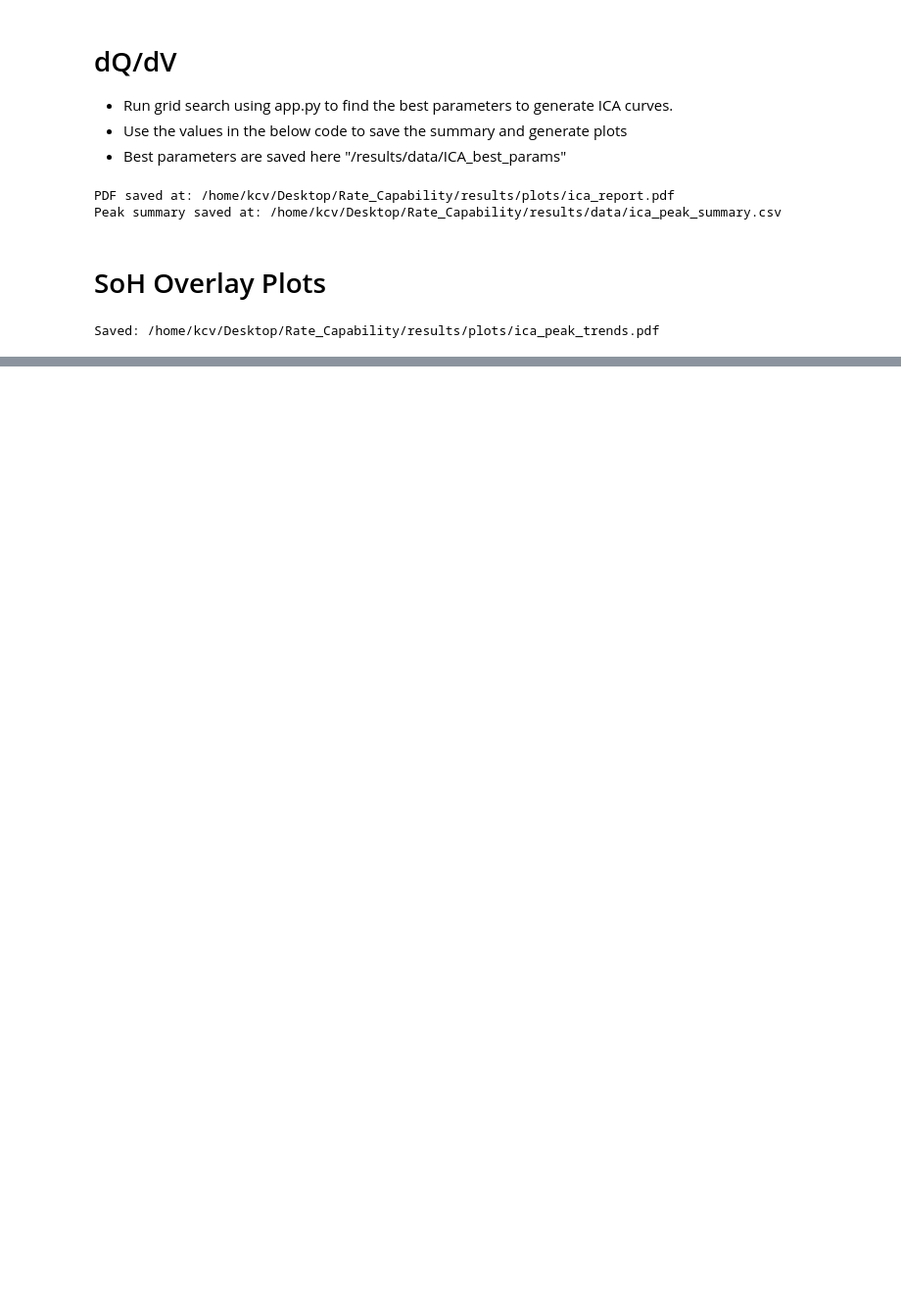
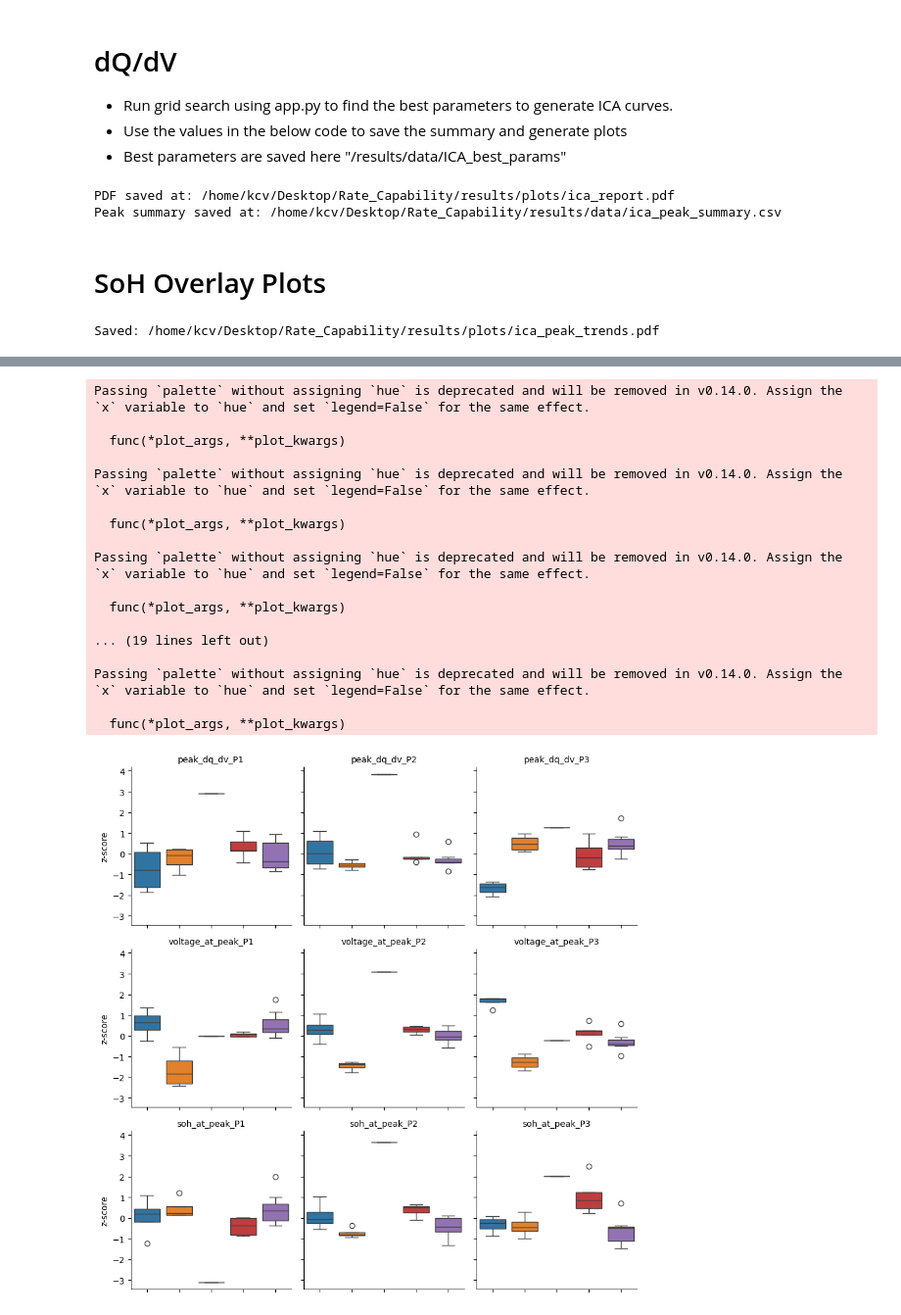
Before and after one commit to VKC-Turno/rate-capability-post-processing, a Jupyter notebook: ICA.ipynb, the cells around one changed output, grey strips where cells are left out. Shown at 98% size. Drawn from its saved outputs; the diff is of its cells as text; code cells hidden in the pictures; blank space fills up the shorter version.

```diff
--- a/ICA.ipynb
+++ b/ICA.ipynb
@@ -44,0 +131,42 @@ Saved: /home/kcv/Desktop/Rate_Capability/results/plots/ica_peak_trends.pdf
+# %%
+import pandas as pd
+import seaborn as sns
+import matplotlib.pyplot as plt
+from sklearn.preprocessing import StandardScaler
+
+clusters = pd.read_csv("/home/kcv/Desktop/Rate_Capability/results/data/ica_cell_clusters.csv")
+feature_cols = [c for c in clusters.columns if c not in {"cluster", "cell_id"}]
+
+scaler = StandardScaler()
+scaled = clusters.copy()
+scaled[feature_cols] = scaler.fit_transform(clusters[feature_cols])
+melted = scaled.melt(id_vars=["cluster", "cell_id"], var_name="feature", value_name="value")
+
+g = sns.FacetGrid(melted, col="feature", col_wrap=3, sharey=True, height=3.0)
+g.map_dataframe(sns.boxplot, x="cluster", y="value", palette="tab10")
+g.set_axis_labels("Cluster", "z-score")
+g.set_titles("{col_name}")
+for ax in g.axes.flat:
+    ax.set_xlabel("")
+    ax.set_xticklabels(ax.get_xticklabels(), rotation=45)
+plt.tight_layout()
+plt.show()
+# %% [output]
+Passing `palette` without assigning `hue` is deprecated and will be removed in v0.14.0. Assign the `x` variable to `hue` and set `legend=False` for the same effect.
+
+  func(*plot_args, **plot_kwargs)
+
+Passing `palette` without assigning `hue` is deprecated and will be removed in v0.14.0. Assign the `x` variable to `hue` and set `legend=False` for the same effect.
+
+  func(*plot_args, **plot_kwargs)
+
+Passing `palette` without assigning `hue` is deprecated and will be removed in v0.14.0. Assign the `x` variable to `hue` and set `legend=False` for the same effect.
+
+  func(*plot_args, **plot_kwargs)
+
+... (19 lines left out)
+
+Passing `palette` without assigning `hue` is deprecated and will be removed in v0.14.0. Assign the `x` variable to `hue` and set `legend=False` for the same effect.
+
+  func(*plot_args, **plot_kwargs)
+[figure, added]
```
Also changed, not shown: parts of 6 cells of this notebook, 25 other files.
